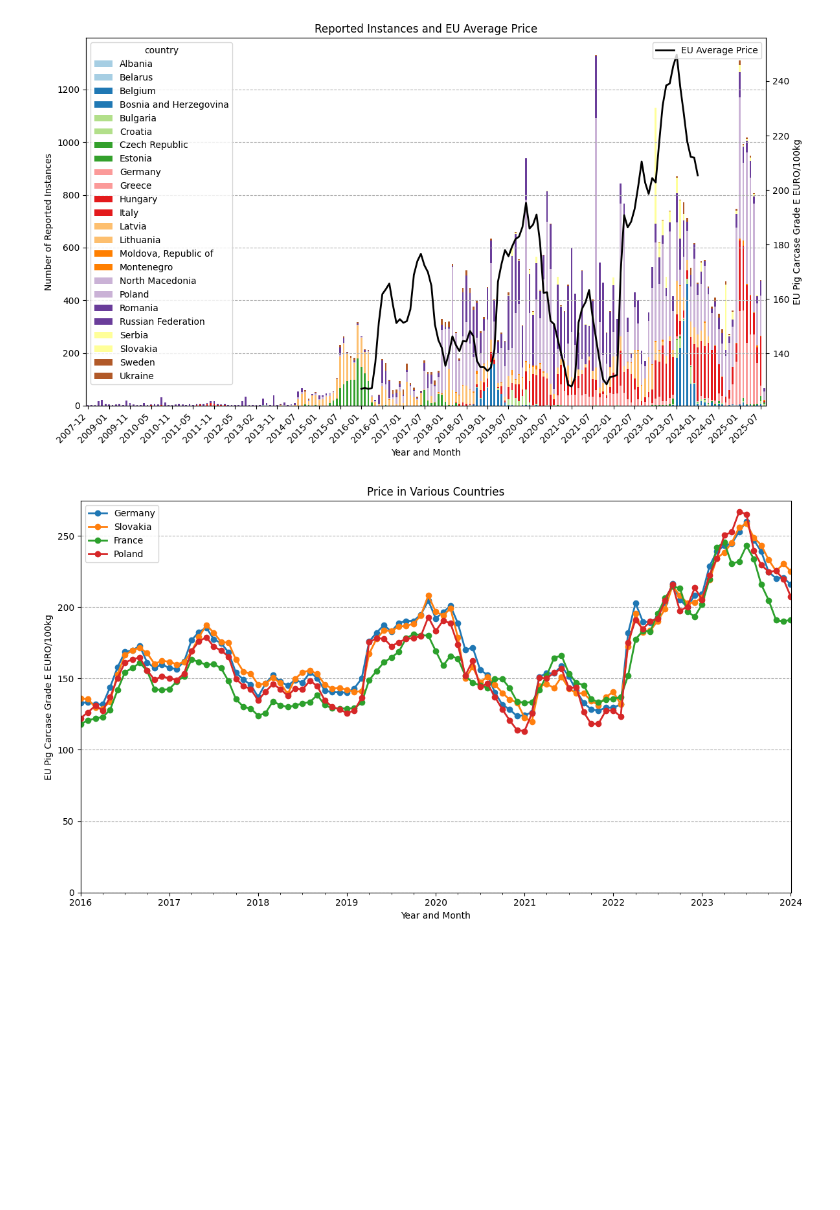
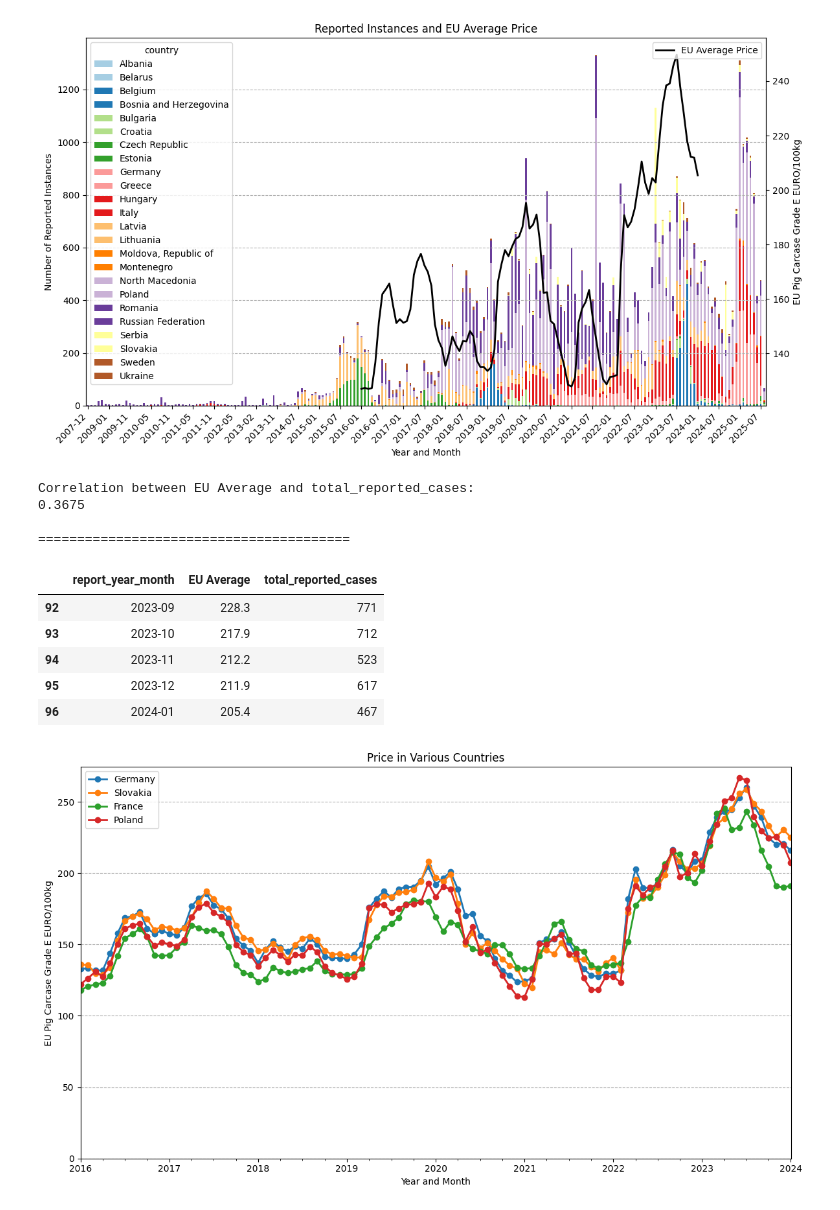
Before and after one commit to Dhp16/asf-investigation, a Jupyter notebook: ASF_Investigation.ipynb, the cells around one changed output. Saved outputs shown, nothing was run; the diff lists cells and outputs as text; code cells hidden in the pictures; blank space fills up the shorter version.

```diff
--- a/ASF_Investigation.ipynb
+++ b/ASF_Investigation.ipynb
@@ -464,6 +464,31 @@ plt.show()
 # Cause for spike in 2023 -> smaller herds in 2022 following spiralling costs (related in part to Ukraine war)
 # %% [output]
 [figure]
+# %%
+# Calculate correlation between price and the number of cases:
+
+grouped_data = merged_df.groupby(['report_year_month', 'EU Average']).size()
+total_cases_df = grouped_data.to_frame(name='total_reported_cases')
+total_cases_df = total_cases_df.reset_index()
+
+correlation_coefficient = total_cases_df['EU Average'].corr(total_cases_df['total_reported_cases'])
+
+print("Correlation between EU Average and total_reported_cases:")
+print(f"{correlation_coefficient:.4f}")
+print("\n" + "="*40 + "\n")
+
+total_cases_df.tail(5)
+# %% [output]
+Correlation between EU Average and total_reported_cases:
+0.3675
+
+========================================
+|  | report_year_month | EU Average | total_reported_cases |
+| 92 | 2023-09 | 228.3 | 771 |
+| 93 | 2023-10 | 217.9 | 712 |
+| 94 | 2023-11 | 212.2 | 523 |
+| 95 | 2023-12 | 211.9 | 617 |
+| 96 | 2024-01 | 205.4 | 467 |
 # %%
 # look specifically at given countries
 # %%
```
Also changed, not shown: 1 other file.
